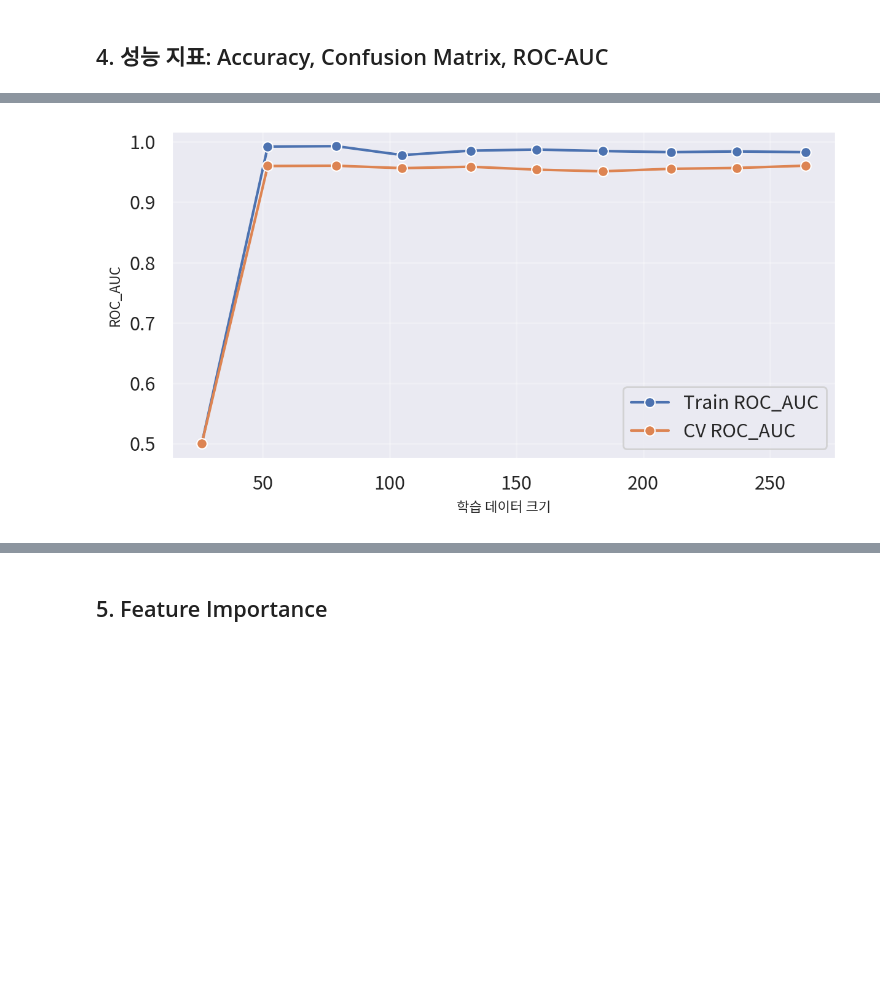
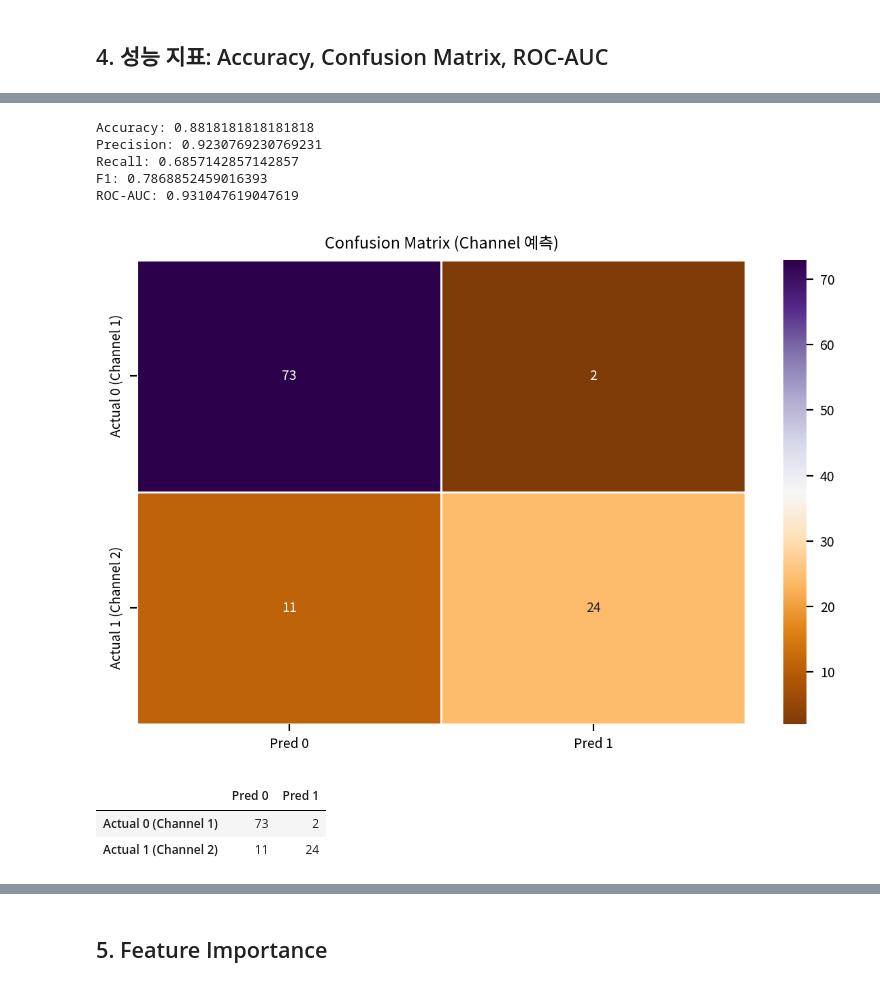
Before and after one commit to BoheeJeong/Machine_learning, a Jupyter notebook: [LAB 05] 비지도 학습 - 구매 패턴 기반 고객 군집 분석과 페르소나 도출/01-XGBoost_Channel_분류_TabPy.ipynb, the cells around one changed output, grey strips where cells are left out. Drawn from its saved outputs; the diff is of its cells as text; code cells hidden in the pictures; blank space fills up the shorter version.

```diff
--- a/[LAB 05] 비지도 학습 - 구매 패턴 기반 고객 군집 분석과 페르소나 도출/01-XGBoost_Channel_분류_TabPy.ipynb
+++ b/[LAB 05] 비지도 학습 - 구매 패턴 기반 고객 군집 분석과 페르소나 도출/01-XGBoost_Channel_분류_TabPy.ipynb
@@ -17,7 +17,7 @@ from matplotlib import pyplot as plt
 import seaborn as sb
 
 from sklearn.preprocessing import StandardScaler
-from sklearn.model_selection import train_test_split, cross_val_score, learning_curve, GridSearchCV
+from sklearn.model_selection import train_test_split
 from sklearn.metrics import (
     confusion_matrix,
     accuracy_score,
@@ -26,27 +26,13 @@ from sklearn.metrics import (
     precision_score,
     recall_score,
     f1_score,
-    log_loss,
 )
 import xgboost as xgb
 import pickle
 from pathlib import Path
-import shap
-
-# 모델 비교용 (LAB 09 로지스틱·경사하강·트리 등)
-from sklearn.linear_model import LogisticRegression
-from sklearn.linear_model import SGDClassifier
-from sklearn.tree import DecisionTreeClassifier
-from sklearn.ensemble import RandomForestClassifier, GradientBoostingClassifier
-try:
-    from catboost import CatBoostClassifier
-    HAS_CATBOOST = True
-except ImportError:
-    HAS_CATBOOST = False
-    # pip install catboost 로 설치 후 사용 가능
 
 my_dpi = 200
-RAW_COLS = ['Fresh', 'Milk', 'Grocery', 'Frozen', 'Detergents_Paper', 'Delicassen']
+RAW_COLS = ['Fresh', 'Milk', 'Grocery', 'Frozen', 'Detergents_Paper', 'Delicassen','Region']
 LAB05_DIR = Path('.').resolve()
 # %%
 origin = load_data('wholesale_customers')
@@ -531,14 +116,0 @@ result_df_lc
-# %%
-# LAB 09 #07 [2] 학습 곡선 그래프
-figsize = (1280 / my_dpi, 720 / my_dpi)
-fig, ax = plt.subplots(1, 1, figsize=figsize, dpi=my_dpi)
-sb.lineplot(x=train_sizes, y=train_mean, marker="o", markeredgecolor="#ffffff", label=f"Train {metric_name}")
-sb.lineplot(x=train_sizes, y=cv_mean, marker="o", markeredgecolor="#ffffff", label=f"CV {metric_name}")
-ax.set_xlabel("학습 데이터 크기", fontsize=8)
-ax.set_ylabel(metric_name, fontsize=8)
-ax.grid(True, alpha=0.3)
-plt.tight_layout()
-plt.show()
-plt.close()
-# %% [output]
-[figure, removed]
@@ -546,0 +117,32 @@ plt.close()
+# %%
+acc = accuracy_score(y_test, y_pred)
+print('Accuracy:', acc)
+print('Precision:', precision_score(y_test, y_pred, zero_division=0))
+print('Recall:', recall_score(y_test, y_pred, zero_division=0))
+print('F1:', f1_score(y_test, y_pred, zero_division=0))
+print('ROC-AUC:', roc_auc_score(y_test, y_pred_proba_1))
+# %% [output]
+Accuracy: 0.8818181818181818
+Precision: 0.9230769230769231
+Recall: 0.6857142857142857
+F1: 0.7868852459016393
+ROC-AUC: 0.931047619047619
+# %%
+cm = confusion_matrix(y_test, y_pred)
+cmdf = DataFrame(
+    cm,
+    index=['Actual 0 (Channel 1)', 'Actual 1 (Channel 2)'],
+    columns=['Pred 0', 'Pred 1']
+)
+fig, ax = plt.subplots(1, 1, figsize=(6, 4), dpi=my_dpi)
+sb.heatmap(cmdf, annot=True, fmt='d', linewidths=0.5, cmap='PuOr')
+ax.set_title('Confusion Matrix (Channel 예측)')
+plt.tight_layout()
+plt.show()
+plt.close()
+cmdf
+# %% [output]
+[figure, added]
+|  | Pred 0 | Pred 1 |
+| Actual 0 (Channel 1) | 73 | 2 |
+| Actual 1 (Channel 2) | 11 | 24 |
```
Also changed, not shown: parts of 32 cells of this notebook, 31 other files.
